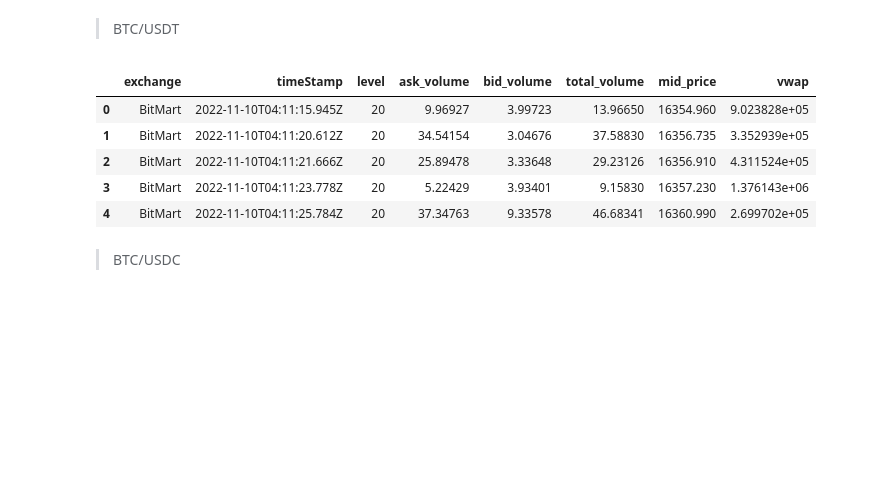
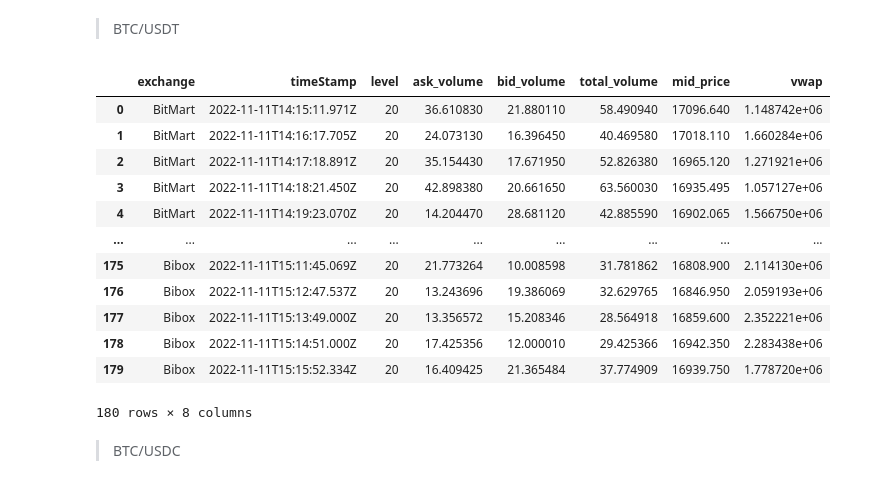
Before and after one commit to DayanaNavarro/Lab4_MYST, a Jupyter notebook: notebook.ipynb, the cells around one changed output. Drawn from its saved outputs; the diff is of its cells as text; code cells hidden in the pictures; blank space fills up the shorter version.

```diff
--- a/notebook.ipynb
+++ b/notebook.ipynb
@@ -200,7 +200,7 @@ exchanges=[ccxt.bitmart(),ccxt.bitforex(),ccxt.bibox()]
 # %% [markdown]
 > BTC/USDT
 # %%
-ob_c1=fn.order_book(cryptos[0],seconds,exchanges)
+ob_c1=fn.order_book(cryptos[0],exchanges)
 # %% [markdown]
 > BTC/USDC
 # %%
@@ -279,15 +283,22 @@ d={'Exchange_1':{'Crypto1':ob_c1[0],
 # %% [markdown]
 > BTC/USDT
 # %%
-vac1=fn.verifavance2(ob_c1,limite,seconds,exchanges)
-vac1.head()
+vac1=fn.verifavance2(ob_c1,limite,60,exchanges)
+vac1[0]
 # %% [output]
 |  | exchange | timeStamp | level | ask_volume | bid_volume | total_volume | mid_price | vwap |
-| 0 | BitMart | 2022-11-10T04:11:15.945Z | 20 | 9.96927 | 3.99723 | 13.96650 | 16354.960 | 9.023828e+05 |
-| 1 | BitMart | 2022-11-10T04:11:20.612Z | 20 | 34.54154 | 3.04676 | 37.58830 | 16356.735 | 3.352939e+05 |
-| 2 | BitMart | 2022-11-10T04:11:21.666Z | 20 | 25.89478 | 3.33648 | 29.23126 | 16356.910 | 4.311524e+05 |
-| 3 | BitMart | 2022-11-10T04:11:23.778Z | 20 | 5.22429 | 3.93401 | 9.15830 | 16357.230 | 1.376143e+06 |
-| 4 | BitMart | 2022-11-10T04:11:25.784Z | 20 | 37.34763 | 9.33578 | 46.68341 | 16360.990 | 2.699702e+05 |
+| 0 | BitMart | 2022-11-11T14:15:11.971Z | 20 | 36.610830 | 21.880110 | 58.490940 | 17096.640 | 1.148742e+06 |
+| 1 | BitMart | 2022-11-11T14:16:17.705Z | 20 | 24.073130 | 16.396450 | 40.469580 | 17018.110 | 1.660284e+06 |
+| 2 | BitMart | 2022-11-11T14:17:18.891Z | 20 | 35.154430 | 17.671950 | 52.826380 | 16965.120 | 1.271921e+06 |
+| 3 | BitMart | 2022-11-11T14:18:21.450Z | 20 | 42.898380 | 20.661650 | 63.560030 | 16935.495 | 1.057127e+06 |
+| 4 | BitMart | 2022-11-11T14:19:23.070Z | 20 | 14.204470 | 28.681120 | 42.885590 | 16902.065 | 1.566750e+06 |
+| ... | ... | ... | ... | ... | ... | ... | ... | ... |
+| 175 | Bibox | 2022-11-11T15:11:45.069Z | 20 | 21.773264 | 10.008598 | 31.781862 | 16808.900 | 2.114130e+06 |
+| 176 | Bibox | 2022-11-11T15:12:47.537Z | 20 | 13.243696 | 19.386069 | 32.629765 | 16846.950 | 2.059193e+06 |
+| 177 | Bibox | 2022-11-11T15:13:49.000Z | 20 | 13.356572 | 15.208346 | 28.564918 | 16859.600 | 2.352221e+06 |
+| 178 | Bibox | 2022-11-11T15:14:51.000Z | 20 | 17.425356 | 12.000010 | 29.425366 | 16942.350 | 2.283438e+06 |
+| 179 | Bibox | 2022-11-11T15:15:52.334Z | 20 | 16.409425 | 21.365484 | 37.774909 | 16939.750 | 1.778720e+06 |
+180 rows × 8 columns
 # %% [markdown]
 > BTC/USDC
 # %%
```
Also changed, not shown: parts of 65 cells of this notebook, 3 other files.
